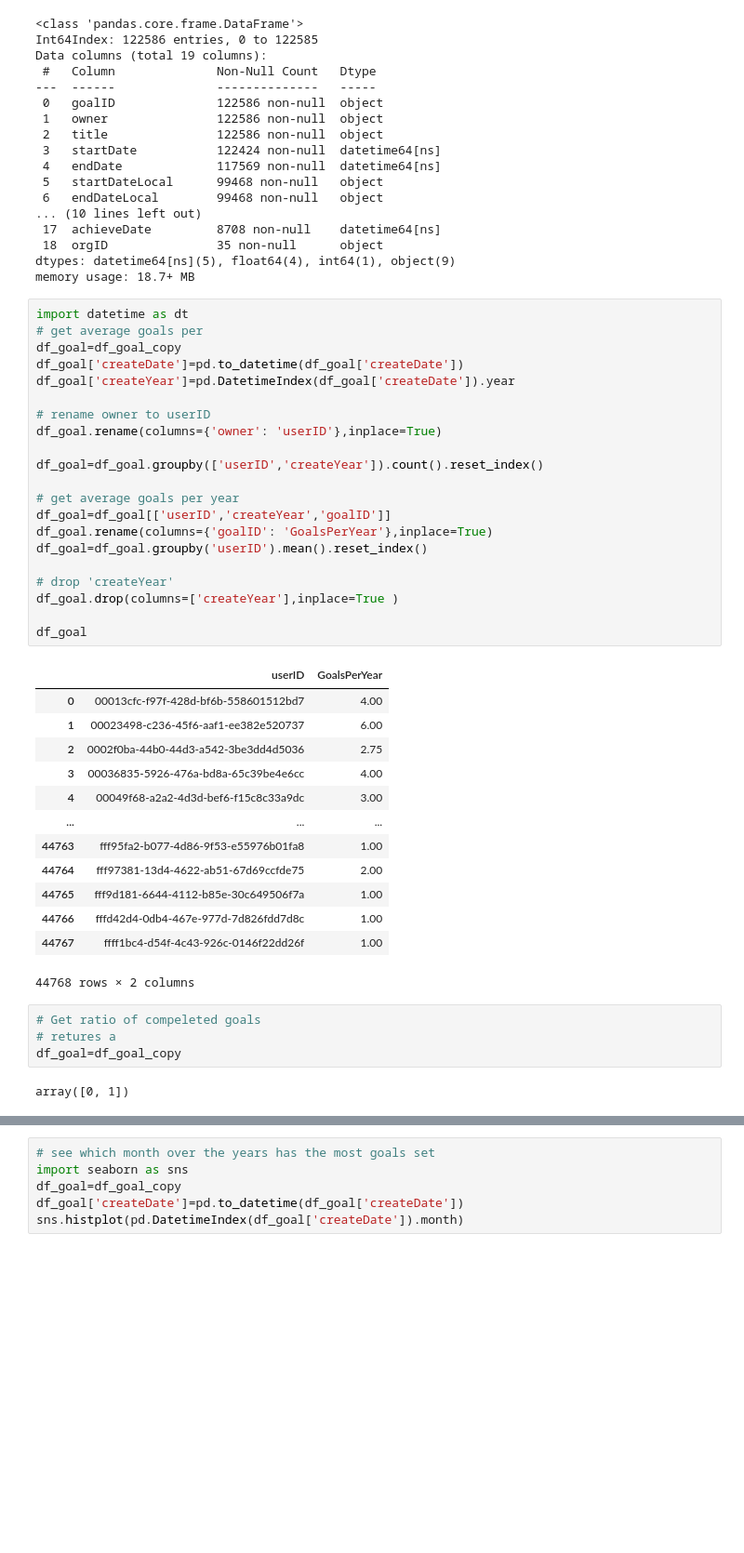
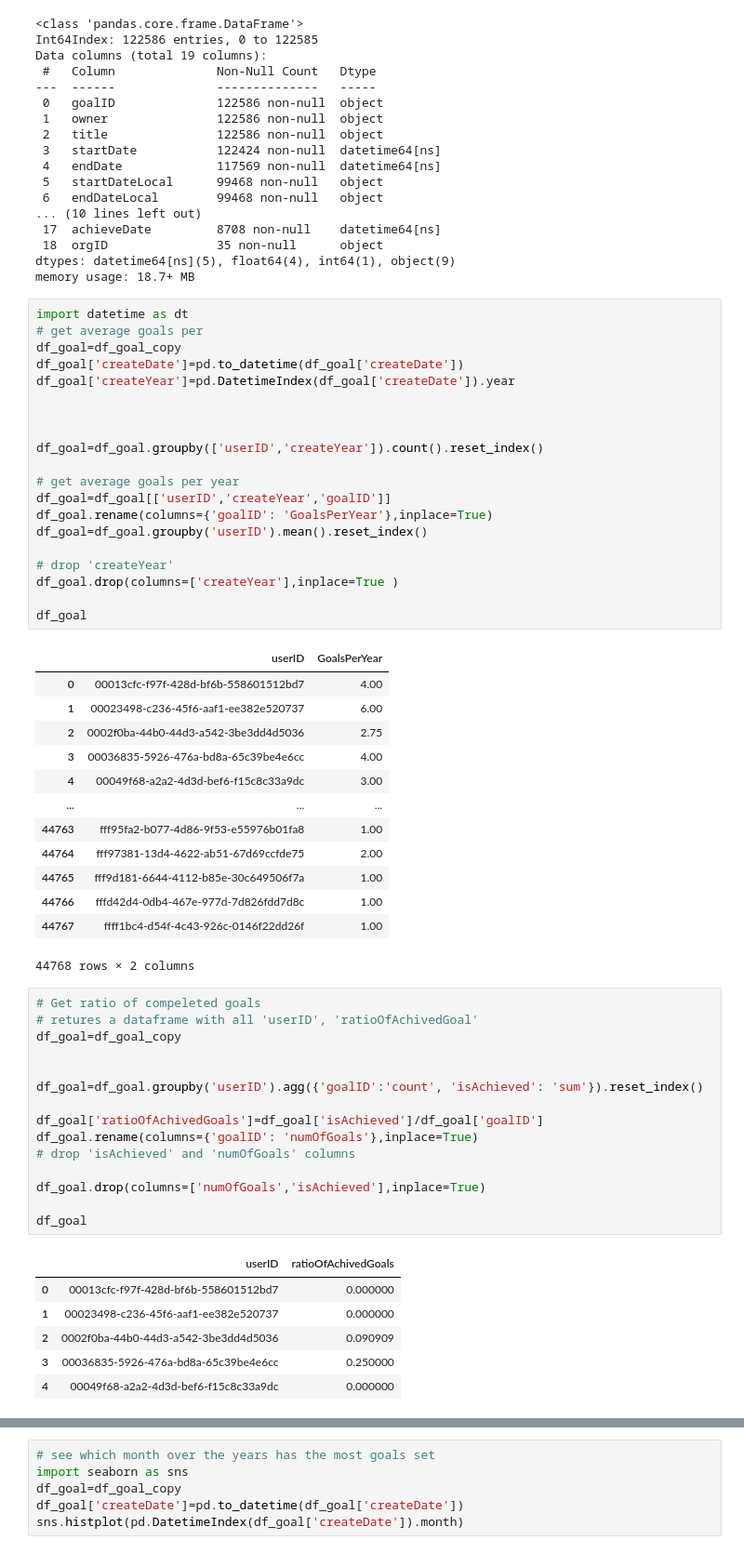
Before and after one commit to BenQuartermaine/customerclustering, a Jupyter notebook: notebooks/ran.ipynb, the cells around one changed output, grey strips where cells are left out. Shown at 93% size. Saved outputs shown, nothing was run; the diff lists cells and outputs as text; blank space fills up the shorter version.

Commit message:
got the ratio of achived goals

```diff
--- a/notebooks/ran.ipynb
+++ b/notebooks/ran.ipynb
@@ -494,8 +499,7 @@ df_goal=df_goal_copy
 df_goal['createDate']=pd.to_datetime(df_goal['createDate'])
 df_goal['createYear']=pd.DatetimeIndex(df_goal['createDate']).year
 
-# rename owner to userID
-df_goal.rename(columns={'owner': 'userID'},inplace=True)
+
 
 df_goal=df_goal.groupby(['userID','createYear']).count().reset_index()
 
@@ -524,7 +528,23 @@ df_goal
 44768 rows × 2 columns
 # %%
 # Get ratio of compeleted goals
-# retures a
+# retures a dataframe with all 'userID', 'ratioOfAchivedGoal'
 df_goal=df_goal_copy
+
+
+df_goal=df_goal.groupby('userID').agg({'goalID':'count', 'isAchieved': 'sum'}).reset_index()
+
+df_goal['ratioOfAchivedGoals']=df_goal['isAchieved']/df_goal['goalID']
+df_goal.rename(columns={'goalID': 'numOfGoals'},inplace=True)
+# drop 'isAchieved' and 'numOfGoals' columns
+
+df_goal.drop(columns=['numOfGoals','isAchieved'],inplace=True)
+
+df_goal
 # %% [output]
-array([0, 1])
+|  | userID | ratioOfAchivedGoals |
+| 0 | 00013cfc-f97f-428d-bf6b-558601512bd7 | 0.000000 |
+| 1 | 00023498-c236-45f6-aaf1-ee382e520737 | 0.000000 |
+| 2 | 0002f0ba-44b0-44d3-a542-3be3dd4d5036 | 0.090909 |
+| 3 | 00036835-5926-476a-bd8a-65c39be4e6cc | 0.250000 |
+| 4 | 00049f68-a2a2-4d3d-bef6-f15c8c33a9dc | 0.000000 |
```
Also changed, not shown: parts of 4 cells of this notebook, 1 other file.
